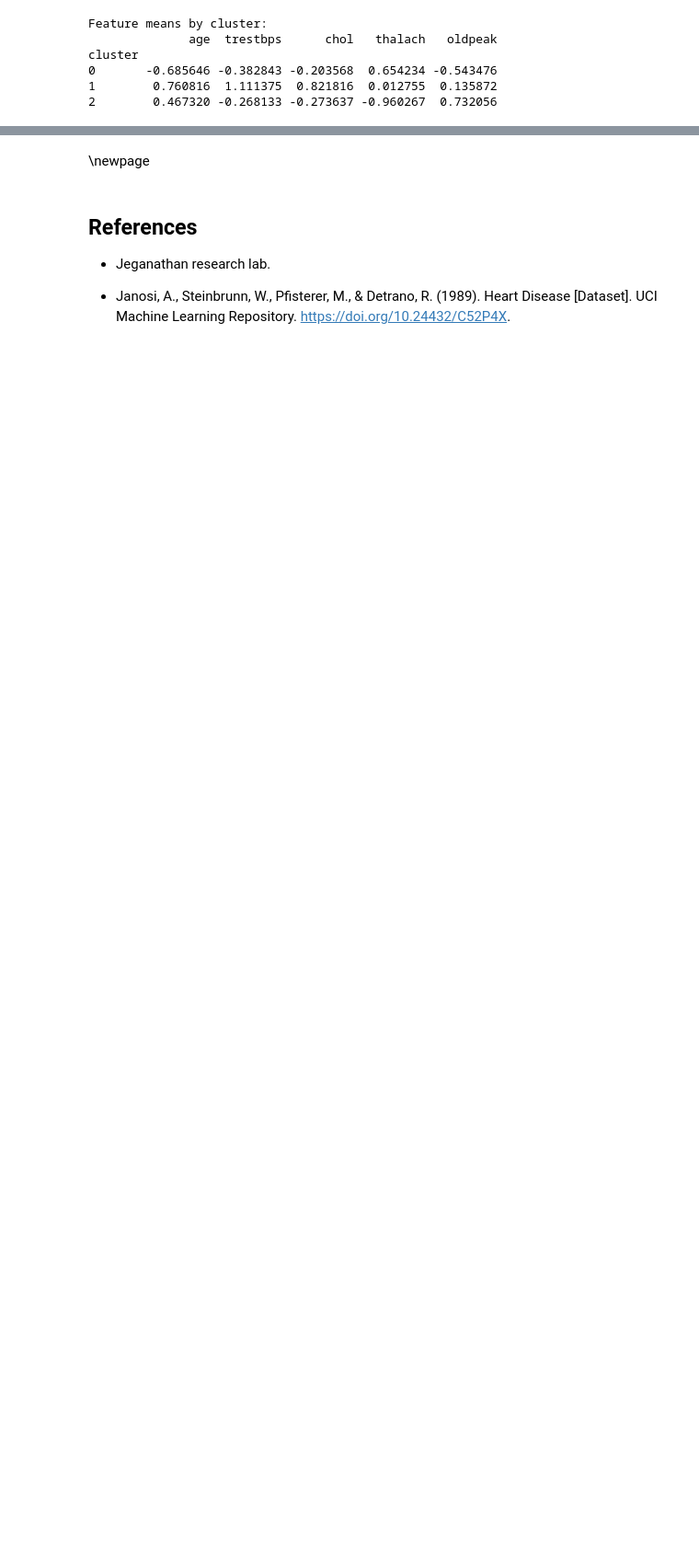
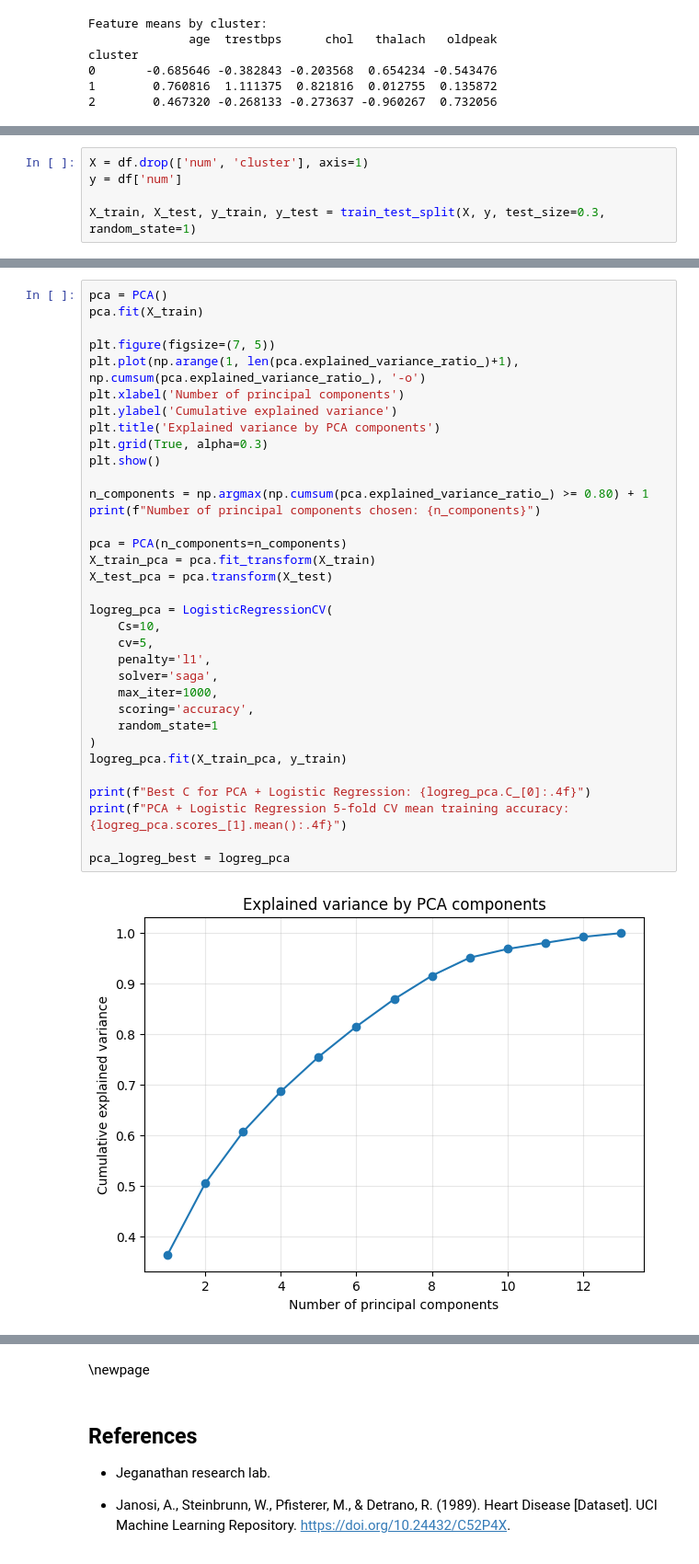
Before and after one commit to easonzzzzzzz/assignment6, a Jupyter notebook: assignment6.ipynb, the cells around one changed output, grey strips where cells are left out. Shown: that part at 92% size. Drawn from its saved outputs; the diff is of its cells as text; blank space fills up the shorter version.

```diff
--- a/assignment6.ipynb
+++ b/assignment6.ipynb
@@ -216,0 +219,5 @@ cluster
+# %%
+X = df.drop(['num', 'cluster'], axis=1)
+y = df['num']
+
+X_train, X_test, y_train, y_test = train_test_split(X, y, test_size=0.3, random_state=1)
@@ -216,0 +278,36 @@ cluster
+# %%
+pca = PCA()
+pca.fit(X_train)
+
+plt.figure(figsize=(7, 5))
+plt.plot(np.arange(1, len(pca.explained_variance_ratio_)+1), np.cumsum(pca.explained_variance_ratio_), '-o')
+plt.xlabel('Number of principal components')
+plt.ylabel('Cumulative explained variance')
+plt.title('Explained variance by PCA components')
+plt.grid(True, alpha=0.3)
+plt.show()
+
+n_components = np.argmax(np.cumsum(pca.explained_variance_ratio_) >= 0.80) + 1
+print(f"Number of principal components chosen: {n_components}")
+
+pca = PCA(n_components=n_components)
+X_train_pca = pca.fit_transform(X_train)
+X_test_pca = pca.transform(X_test)
+
+logreg_pca = LogisticRegressionCV(
+    Cs=10,
+    cv=5,
+    penalty='l1',
+    solver='saga',
+    max_iter=1000,
+    scoring='accuracy',
+    random_state=1
+)
+logreg_pca.fit(X_train_pca, y_train)
+
+print(f"Best C for PCA + Logistic Regression: {logreg_pca.C_[0]:.4f}")
+print(f"PCA + Logistic Regression 5-fold CV mean training accuracy: {logreg_pca.scores_[1].mean():.4f}")
+
+pca_logreg_best = logreg_pca
+# %% [output]
+[figure, added]
```
Also changed, not shown: parts of 13 cells of this notebook.
